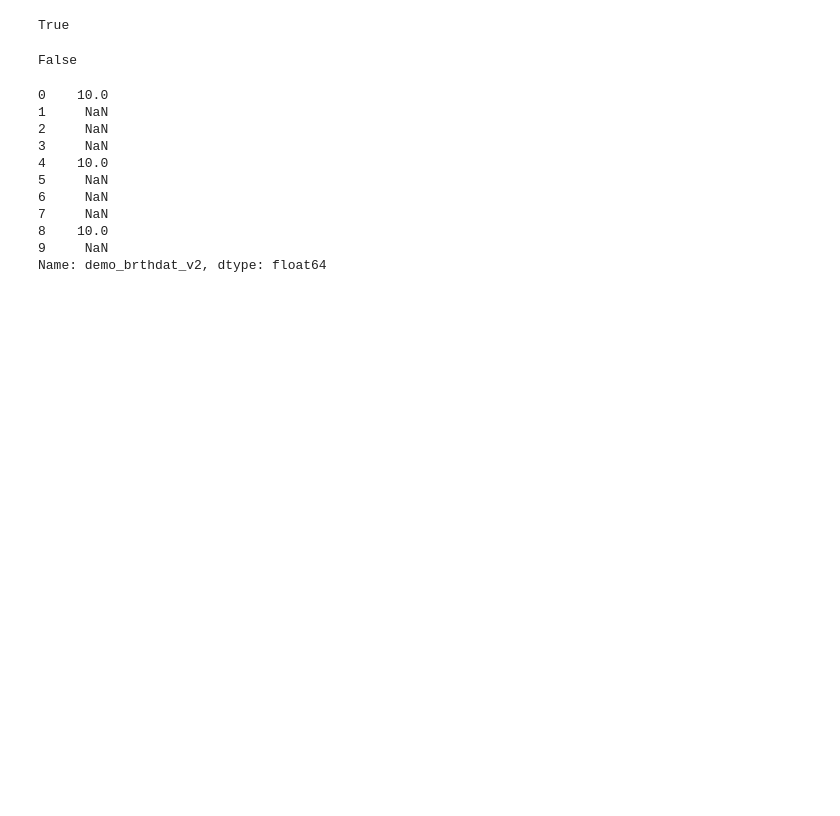
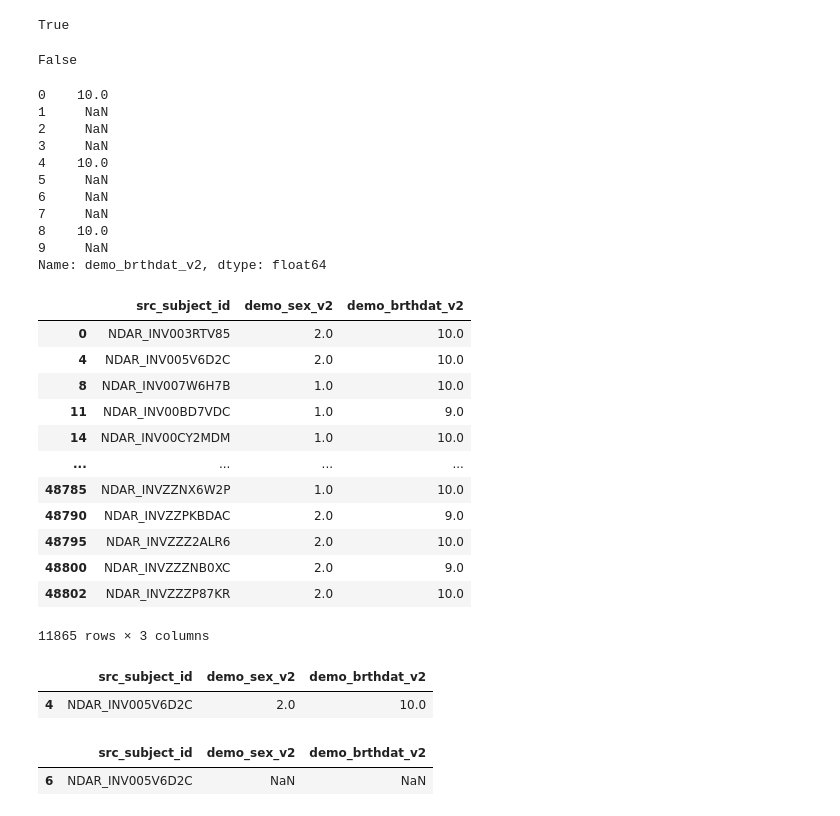
Before and after one commit to aliceheiman/psyc221courseproject, a Jupyter notebook: experiments/DataSelection.ipynb, the cells around one changed output. Cells and saved outputs as stored; diff of their text form; code cells hidden in the pictures; blank space fills up the shorter version.

```diff
--- a/experiments/DataPreparation.ipynb
+++ b/experiments/DataSelection.ipynb
@@ -280,3 +375,29 @@ abcd_demo["demo_brthdat_v2"].head(10)
 8    10.0
 9     NaN
 Name: demo_brthdat_v2, dtype: float64
+# %%
+baseline_demo
+# %% [output]
+|  | src_subject_id | demo_sex_v2 | demo_brthdat_v2 |
+| 0 | NDAR_INV003RTV85 | 2.0 | 10.0 |
+| 4 | NDAR_INV005V6D2C | 2.0 | 10.0 |
+| 8 | NDAR_INV007W6H7B | 1.0 | 10.0 |
+| 11 | NDAR_INV00BD7VDC | 1.0 | 9.0 |
+| 14 | NDAR_INV00CY2MDM | 1.0 | 10.0 |
+| ... | ... | ... | ... |
+| 48785 | NDAR_INVZZNX6W2P | 1.0 | 10.0 |
+| 48790 | NDAR_INVZZPKBDAC | 2.0 | 9.0 |
+| 48795 | NDAR_INVZZZ2ALR6 | 2.0 | 10.0 |
+| 48800 | NDAR_INVZZZNB0XC | 2.0 | 9.0 |
+| 48802 | NDAR_INVZZZP87KR | 2.0 | 10.0 |
+11865 rows × 3 columns
+# %%
+baseline_demo.loc[baseline_demo["src_subject_id"] == "NDAR_INV005V6D2C"]
+# %% [output]
+|  | src_subject_id | demo_sex_v2 | demo_brthdat_v2 |
+| 4 | NDAR_INV005V6D2C | 2.0 | 10.0 |
+# %%
+followup_demo.loc[followup_demo["src_subject_id"] == "NDAR_INV005V6D2C"]
+# %% [output]
+|  | src_subject_id | demo_sex_v2 | demo_brthdat_v2 |
+| 6 | NDAR_INV005V6D2C | NaN | NaN |
```
Also changed, not shown: parts of 17 cells of this notebook, 2 other files.
